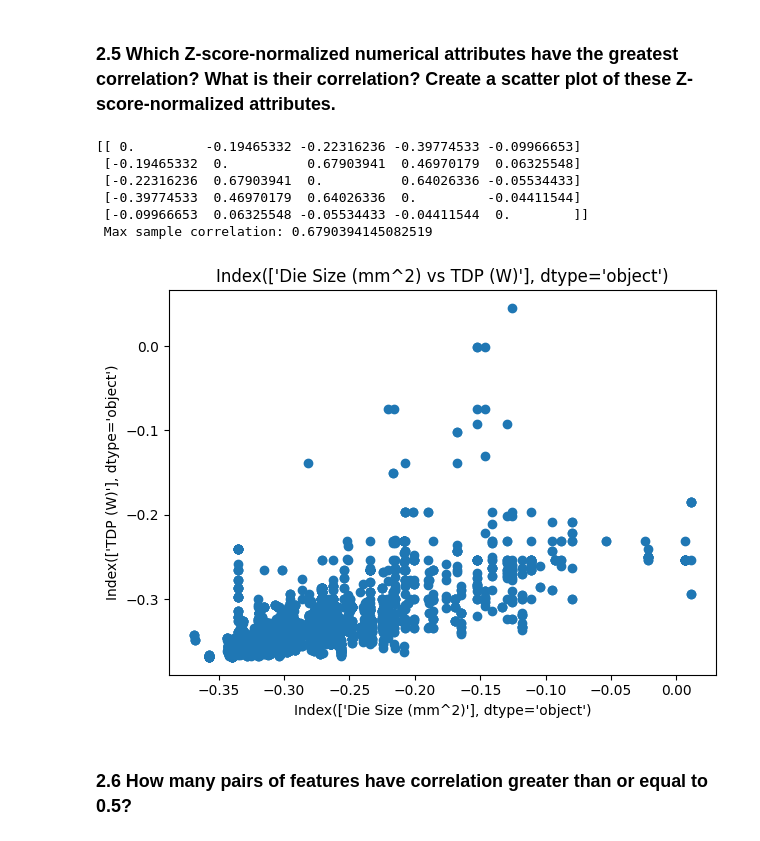
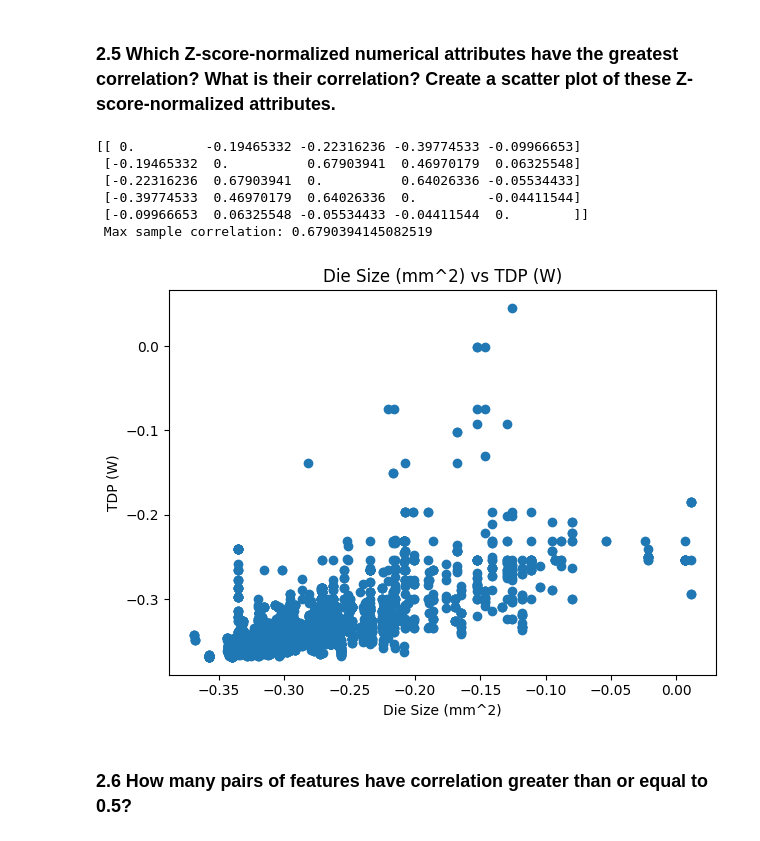
Before and after one commit to CodeAX2/csci-550-project1, a Jupyter notebook: Project1.ipynb, the cells around one changed output. Cells and saved outputs as stored; diff of their text form; code cells hidden in the pictures.

```diff
--- a/Project1.ipynb
+++ b/Project1.ipynb
@@ -163,27 +163,29 @@ plt.close()
 # %%
 from scipy.stats import zscore
 z_df = (np_df-np.mean(np_df))/(np.std(np_df))
 corr = np.corrcoef(z_df.T)
 np.fill_diagonal(corr,0)
 max_corr = corr.flat[np.abs(corr).argmax()]
 print(corr,"\n Max sample correlation:",max_corr)
 x,y = np.where(abs(corr) == max_corr)
+x = x[0]
+y = y[0]
 
 Title = titles[x]+" vs "+titles[y]
 plt.figure()
 plt.scatter(z_df[:,x],z_df[:,y])
 plt.title(Title);plt.xlabel(titles[x]);plt.ylabel(titles[y])
 plt.tight_layout()
 plt.show()
 plt.close()
 # %% [output]
 [[ 0.         -0.19465332 -0.22316236 -0.39774533 -0.09966653]
  [-0.19465332  0.          0.67903941  0.46970179  0.06325548]
  [-0.22316236  0.67903941  0.          0.64026336 -0.05534433]
  [-0.39774533  0.46970179  0.64026336  0.         -0.04411544]
  [-0.09966653  0.06325548 -0.05534433 -0.04411544  0.        ]]
  Max sample correlation: 0.6790394145082519
-[figure, old version]
+[figure, new version]
 # %% [markdown]
 ### 2.6 How many pairs of features have correlation greater than or equal to 0.5?
 # %%
```
Also changed, not shown: parts of 2 cells of this notebook.
